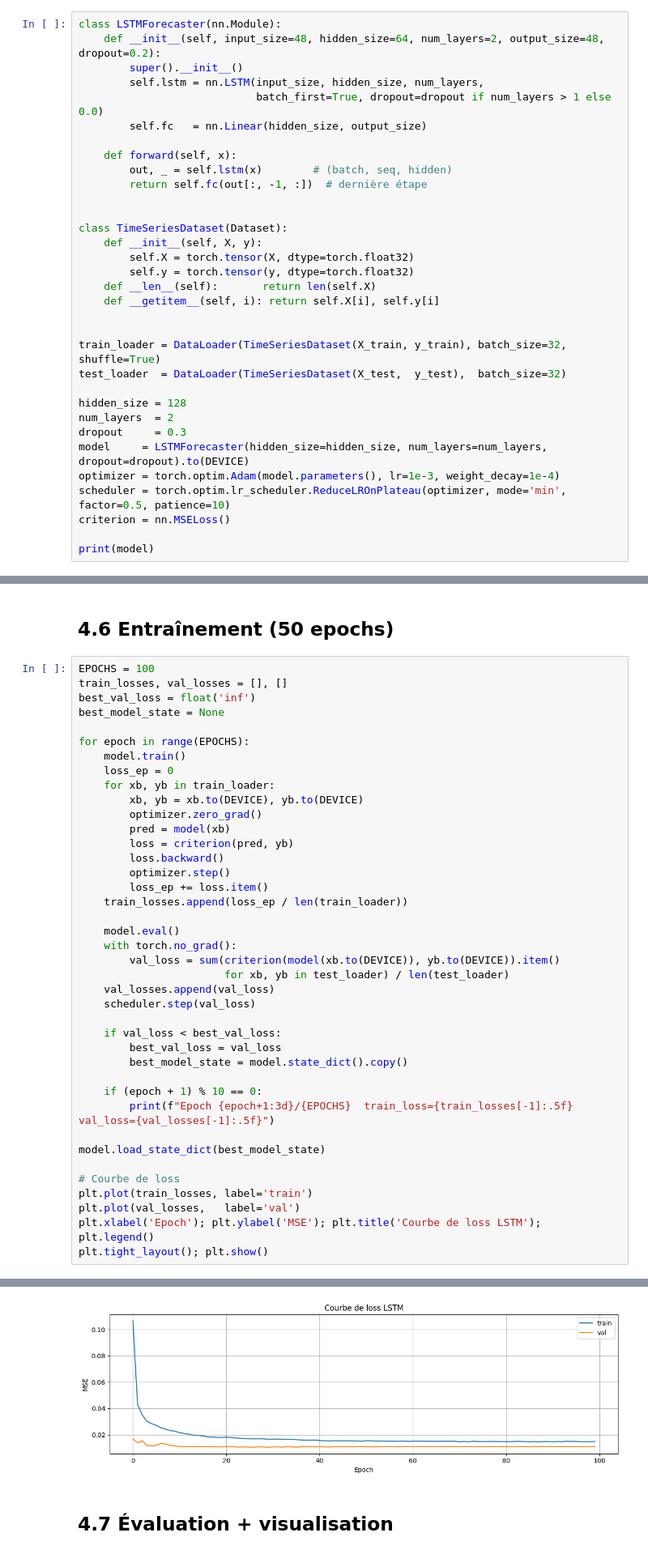
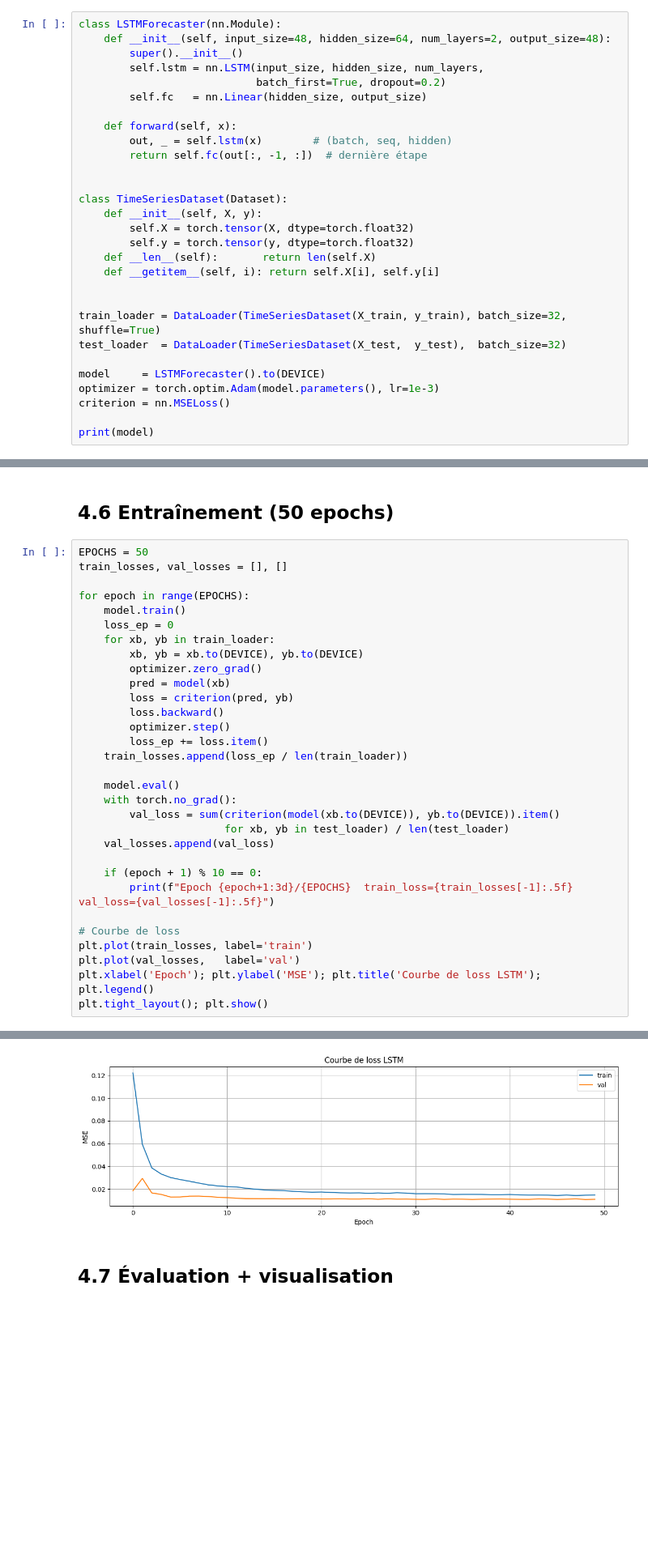
Before and after one commit to tommasoaloisi2larderel/Hackathon, a Jupyter notebook: notebooks/04_forecasting.ipynb, the cells around one changed output, grey strips where cells are left out. Shown at 81% size. Drawn from its saved outputs; the diff is of its cells as text; blank space fills up the shorter version.

Commit message:
Merge remote changes, keep local classifier outputs
Co-Authored-By: Claude Sonnet 4.6 <noreply@anthropic.com>

```diff
--- a/notebooks/04_forecasting.ipynb
+++ b/notebooks/04_forecasting.ipynb
@@ -97,10 +97,10 @@ Baseline (LR)  →  MAE: 0.2964 kW  |  RMSE: 0.4299 kW
 ## 4.5 Modèle LSTM
 # %%
 class LSTMForecaster(nn.Module):
-    def __init__(self, input_size=48, hidden_size=64, num_layers=2, output_size=48, dropout=0.2):
+    def __init__(self, input_size=48, hidden_size=64, num_layers=2, output_size=48):
         super().__init__()
         self.lstm = nn.LSTM(input_size, hidden_size, num_layers,
-                            batch_first=True, dropout=dropout if num_layers > 1 else 0.0)
+                            batch_first=True, dropout=0.2)
         self.fc   = nn.Linear(hidden_size, output_size)
 
     def forward(self, x):
@@ -119,12 +119,8 @@ class TimeSeriesDataset(Dataset):
 train_loader = DataLoader(TimeSeriesDataset(X_train, y_train), batch_size=32, shuffle=True)
 test_loader  = DataLoader(TimeSeriesDataset(X_test,  y_test),  batch_size=32)
 
-hidden_size = 128
-num_layers  = 2
-dropout     = 0.3
-model     = LSTMForecaster(hidden_size=hidden_size, num_layers=num_layers, dropout=dropout).to(DEVICE)
-optimizer = torch.optim.Adam(model.parameters(), lr=1e-3, weight_decay=1e-4)
-scheduler = torch.optim.lr_scheduler.ReduceLROnPlateau(optimizer, mode='min', factor=0.5, patience=10)
+model     = LSTMForecaster().to(DEVICE)
+optimizer = torch.optim.Adam(model.parameters(), lr=1e-3)
 criterion = nn.MSELoss()
 
 print(model)
@@ -136,10 +132,8 @@ LSTMForecaster(
 # %% [markdown]
 ## 4.6 Entraînement (50 epochs)
 # %%
-EPOCHS = 100
+EPOCHS = 50
 train_losses, val_losses = [], []
-best_val_loss = float('inf')
-best_model_state = None
 
 for epoch in range(EPOCHS):
     model.train()
@@ -159,16 +153,9 @@ for epoch in range(EPOCHS):
         val_loss = sum(criterion(model(xb.to(DEVICE)), yb.to(DEVICE)).item()
                        for xb, yb in test_loader) / len(test_loader)
     val_losses.append(val_loss)
-    scheduler.step(val_loss)
-
-    if val_loss < best_val_loss:
-        best_val_loss = val_loss
-        best_model_state = model.state_dict().copy()
 
     if (epoch + 1) % 10 == 0:
         print(f"Epoch {epoch+1:3d}/{EPOCHS}  train_loss={train_losses[-1]:.5f}  val_loss={val_losses[-1]:.5f}")
-
-model.load_state_dict(best_model_state)
 
 # Courbe de loss
 plt.plot(train_losses, label='train')
@@ -189,4 +171,4 @@ Epoch 100/100  train_loss=0.01485  val_loss=0.01089
-[figure, old version]
+[figure, new version]
 # %% [markdown]
 ## 4.7 Évaluation + visualisation
 # %%
```
Also changed, not shown: parts of 5 cells of this notebook, 11 other files.
